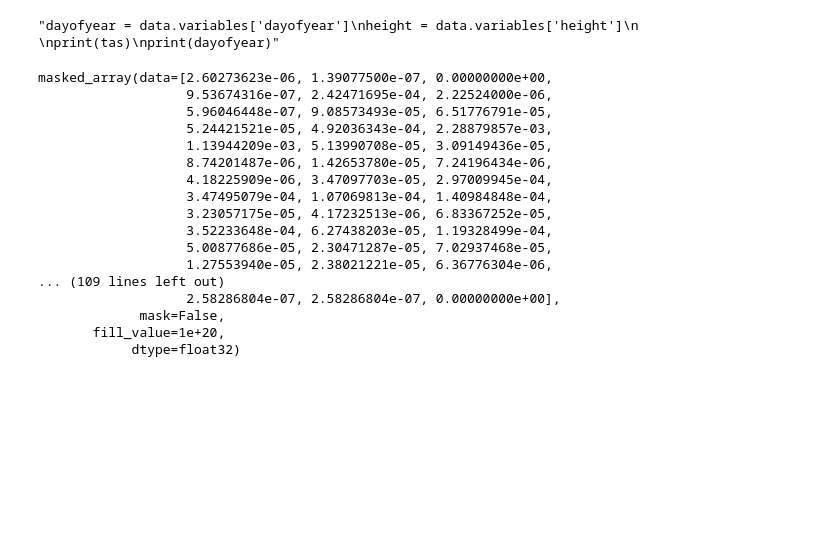
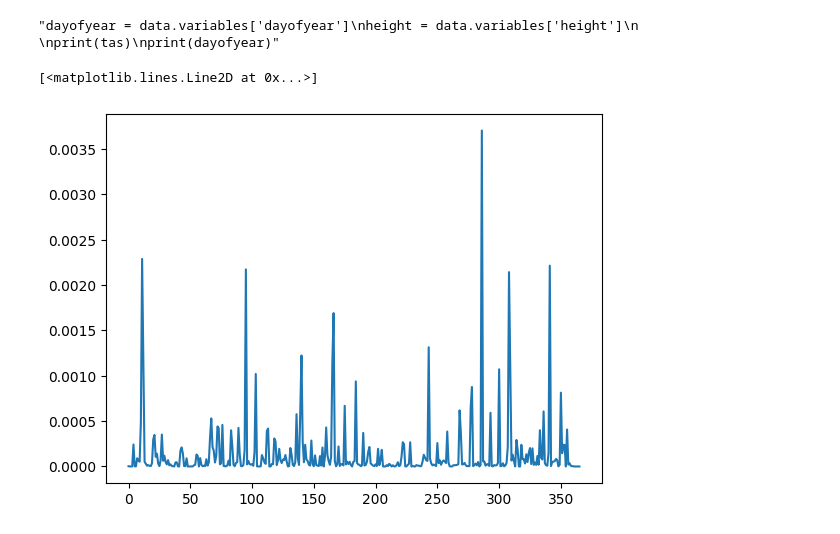
Before and after one commit to tomscag/climate_temporal_networks, a Jupyter notebook: Analysis/analisi_dataset_precipitzioni.ipynb, the cells around one changed output. Drawn from its saved outputs; the diff is of its cells as text; code cells hidden in the pictures; blank space fills up the shorter version.

```diff
--- a/Analysis/analisi_dataset_precipitzioni.ipynb
+++ b/Analysis/analisi_dataset_precipitzioni.ipynb
@@ -49,23 +47,9 @@ unlimited dimensions: time
 current shape = (19358, 37, 72)
 filling on
 "dayofyear = data.variables['dayofyear']\nheight = data.variables['height']\n \nprint(tas)\nprint(dayofyear)"
-# %%
-tp[:366, 12,31]
-# %% [output]
-masked_array(data=[2.60273623e-06, 1.39077500e-07, 0.00000000e+00,
-                   9.53674316e-07, 2.42471695e-04, 2.22524000e-06,
-                   5.96046448e-07, 9.08573493e-05, 6.51776791e-05,
-                   5.24421521e-05, 4.92036343e-04, 2.28879857e-03,
-                   1.13944209e-03, 5.13990708e-05, 3.09149436e-05,
-                   8.74201487e-06, 1.42653780e-05, 7.24196434e-06,
-                   4.18225909e-06, 3.47097703e-05, 2.97009945e-04,
-                   3.47495079e-04, 1.07069813e-04, 1.40984848e-04,
-                   3.23057175e-05, 4.17232513e-06, 6.83367252e-05,
-                   3.52233648e-04, 6.27438203e-05, 1.19328499e-04,
-                   5.00877686e-05, 2.30471287e-05, 7.02937468e-05,
-                   1.27553940e-05, 2.38021221e-05, 6.36776304e-06,
-... (109 lines left out)
-                   2.58286804e-07, 2.58286804e-07, 0.00000000e+00],
-             mask=False,
-       fill_value=1e+20,
-            dtype=float32)
+# %%
+ts = tp[:366, 12,31]
+plt.plot(range(366), ts)
+# %% [output]
+[<matplotlib.lines.Line2D at 0x...>]
+[figure, added]
```
Also changed, not shown: parts of 13 cells of this notebook.
